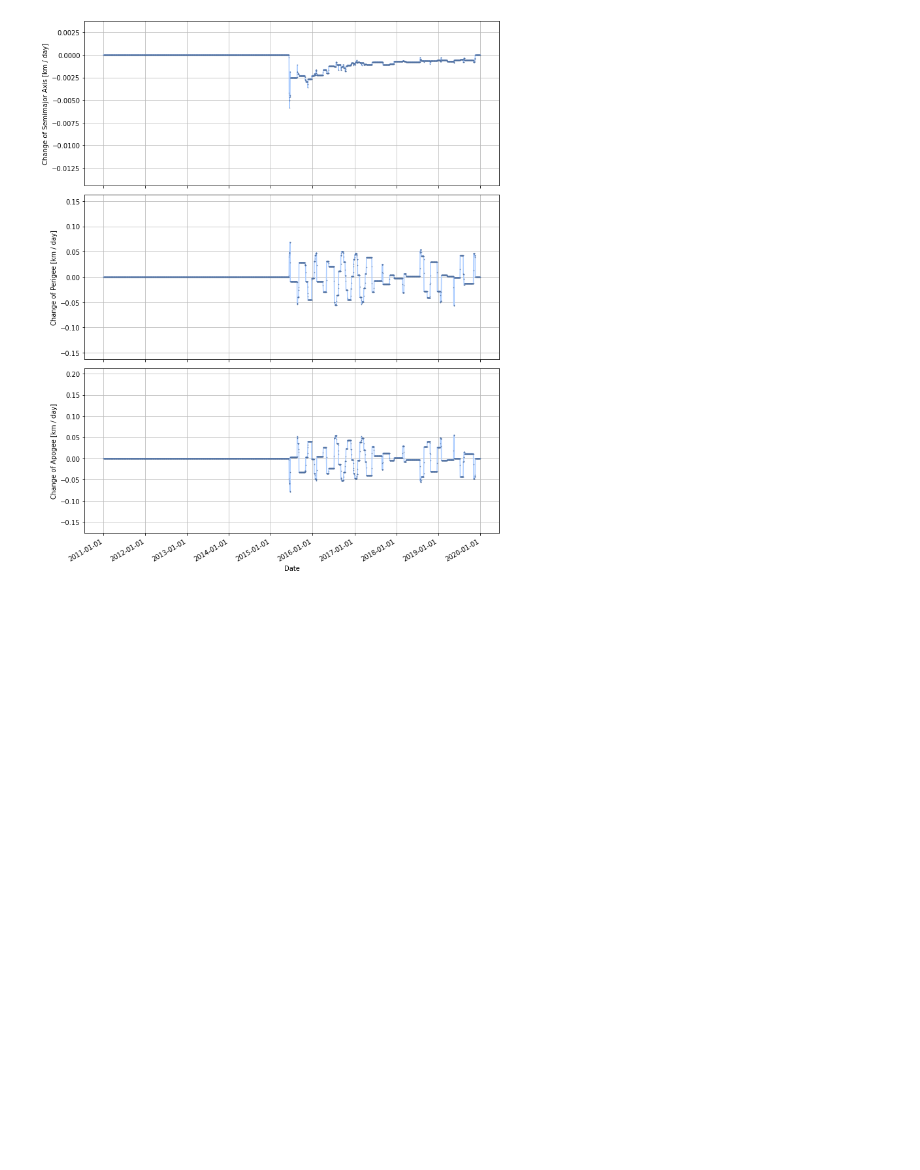
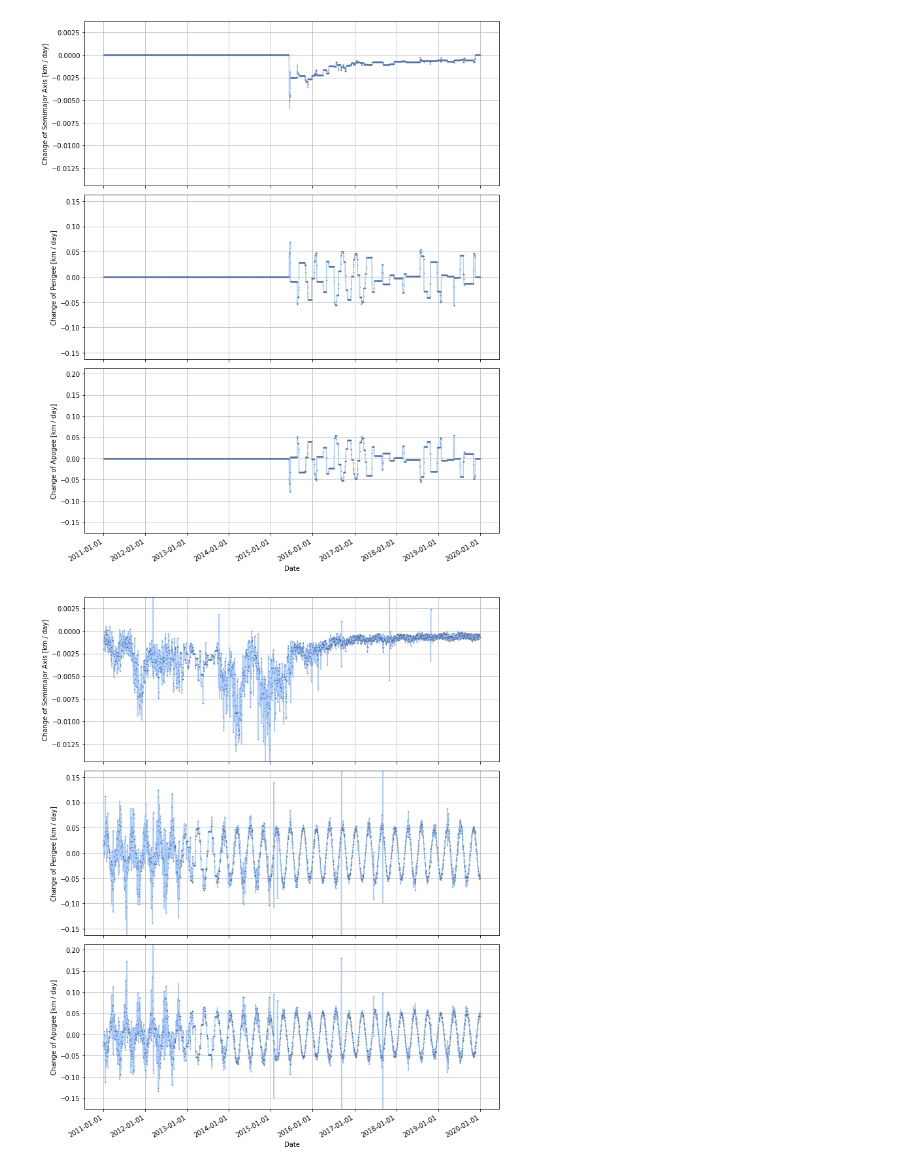
Before and after one commit to nishida/tle, a Jupyter notebook: create_daily_data.ipynb, the cells around one changed output. Cells and saved outputs as stored; diff of their text form; code cells hidden in the pictures; blank space fills up the shorter version.

```diff
--- a/create_daily_data.ipynb
+++ b/create_daily_data.ipynb
@@ -464,3 +465,21 @@ for k, v in df_daily2.items():
 [figure]
 [figure]
 [figure]
+# %%
+# グループA1のみを除いて1日間隔のデータを作成 (近接したデータを削除する前のものを使う)
+df_tmp = df[df['timelag_cat'] != 'A1']
+epoch_daily = pd.date_range(date_start, date_end, freq='D')
+time_in = [x.to_julian_date() for x in df_tmp['EPOCH']]
+time_out = [x.to_julian_date() for x in epoch_daily]
+df_daily3 = pd.DataFrame(index = epoch_daily)
+df_daily3.index.name = 'DATE'
+df_daily3['SEMIMAJOR_AXIS'] = np.interp(time_out, time_in, df_tmp['SEMIMAJOR_AXIS'])
+df_daily3['PERIAPSIS'] = np.interp(time_out, time_in, df_tmp['PERIAPSIS'])
+df_daily3['APOAPSIS'] = np.interp(time_out, time_in, df_tmp['APOAPSIS'])
+df_daily3['DOT_SEMIMAJOR_AXIS'] = df_daily3['SEMIMAJOR_AXIS'].diff()
+df_daily3['DOT_PERIAPSIS'] = df_daily3['PERIAPSIS'].diff()
+df_daily3['DOT_APOAPSIS'] = df_daily3['APOAPSIS'].diff()
+# %%
+plotdot(df_daily3, set_ylim=True)
+# %% [output]
+[figure, added]
```
Also changed, not shown: parts of 1 cell of this notebook.
